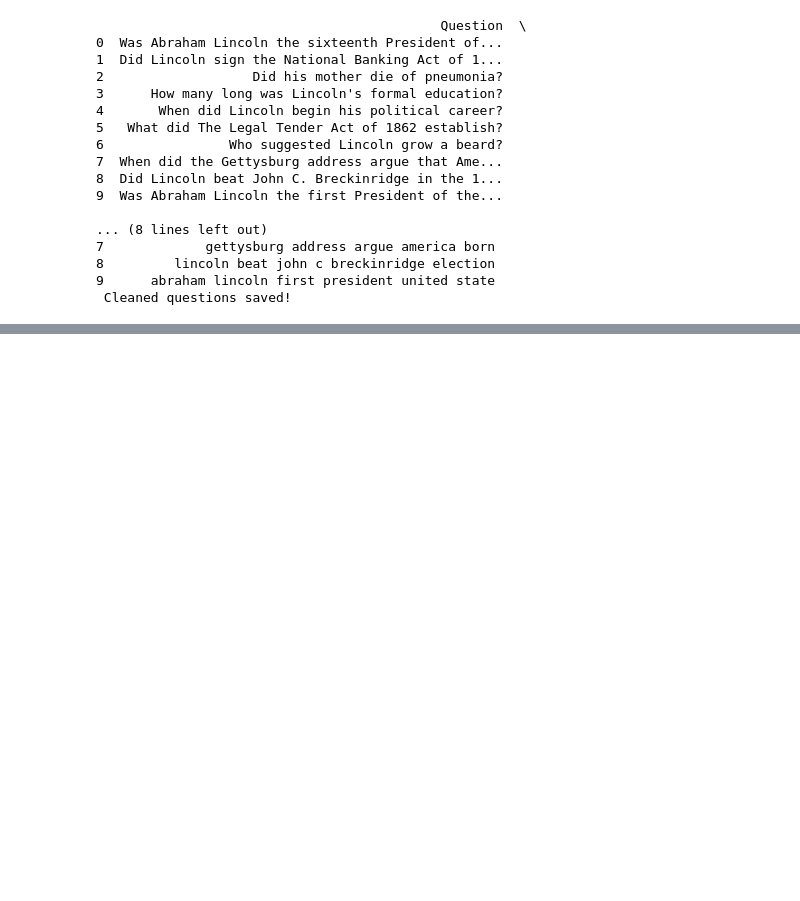
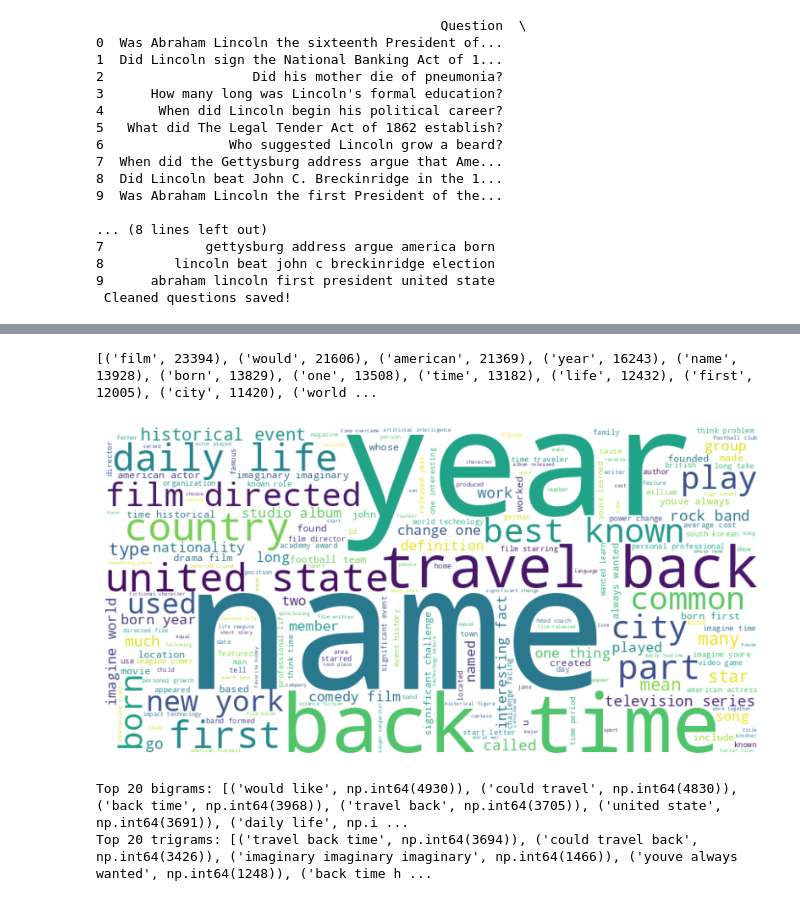
Before and after one commit to M-Prajana/BA, a Jupyter notebook: text_data.ipynb, the cells around one changed output, grey strips where cells are left out. Saved outputs shown, nothing was run; the diff lists cells and outputs as text; code cells hidden in the pictures; blank space fills up the shorter version.

```diff
--- a/text_data.ipynb
+++ b/text_data.ipynb
@@ -435,0 +488,27 @@ print(" Cleaned questions saved!")
+# %%
+from collections import Counter
+import pandas as pd
+df = pd.read_excel("/workspaces/BA/text_datasets/all_prompts_cleaned.xlsx")
+#for unigrams
+# tokenize cleaned questions
+# ensure everything is string & drop NaNs
+all_text = " ".join(df["cleaned_question"].dropna().astype(str))
+all_words = all_text.split()
+
+# count frequency
+word_freq = Counter(all_words)
+
+# top 20 words
+print(word_freq.most_common(20))
+# %% [output]
+[('film', 23394), ('would', 21606), ('american', 21369), ('year', 16243), ('name', 13928), ('born', 13829), ('one', 13508), ('time', 13182), ('life', 12432), ('first', 12005), ('city', 11420), ('world ...
+# %%
+from wordcloud import WordCloud
+
+wordcloud = WordCloud(width=800, height=400, background_color="white").generate(" ".join(all_words))
+plt.figure(figsize=(10,6))
+plt.imshow(wordcloud, interpolation="bilinear")
+plt.axis("off")
+plt.show()
+# %% [output]
+[figure, added]
@@ -435,0 +517,17 @@ print(" Cleaned questions saved!")
+# %%
+from sklearn.feature_extraction.text import CountVectorizer
+
+def get_top_ngrams(corpus, ngram_range=(2,2), n=20):
+    vec = CountVectorizer(ngram_range=ngram_range).fit(corpus)
+    bag_of_words = vec.transform(corpus)
+    sum_words = bag_of_words.sum(axis=0)
+    words_freq = [(word, sum_words[0, idx]) for word, idx in vec.vocabulary_.items()]
+    words_freq = sorted(words_freq, key = lambda x: x[1], reverse=True)
+    return words_freq[:n]
+
+df = df.dropna()
+print("Top 20 bigrams:", get_top_ngrams(df["cleaned_question"], ngram_range=(2,2)))
+print("Top 20 trigrams:", get_top_ngrams(df["cleaned_question"], ngram_range=(3,3)))
+# %% [output]
+Top 20 bigrams: [('would like', np.int64(4930)), ('could travel', np.int64(4830)), ('back time', np.int64(3968)), ('travel back', np.int64(3705)), ('united state', np.int64(3691)), ('daily life', np.i ...
+Top 20 trigrams: [('travel back time', np.int64(3694)), ('could travel back', np.int64(3426)), ('imaginary imaginary imaginary', np.int64(1466)), ('youve always wanted', np.int64(1248)), ('back time h ...
```
Also changed, not shown: parts of 4 cells of this notebook.
